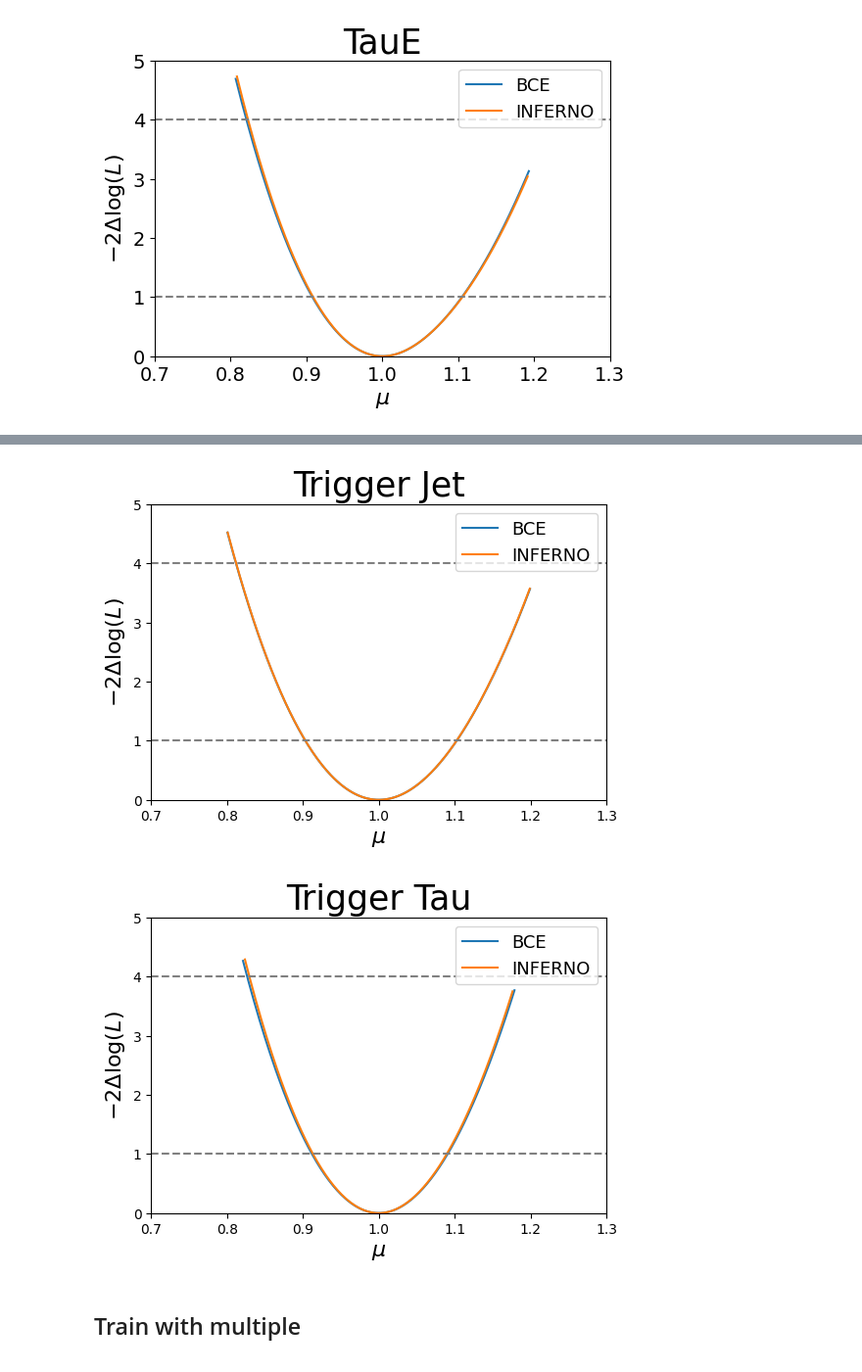
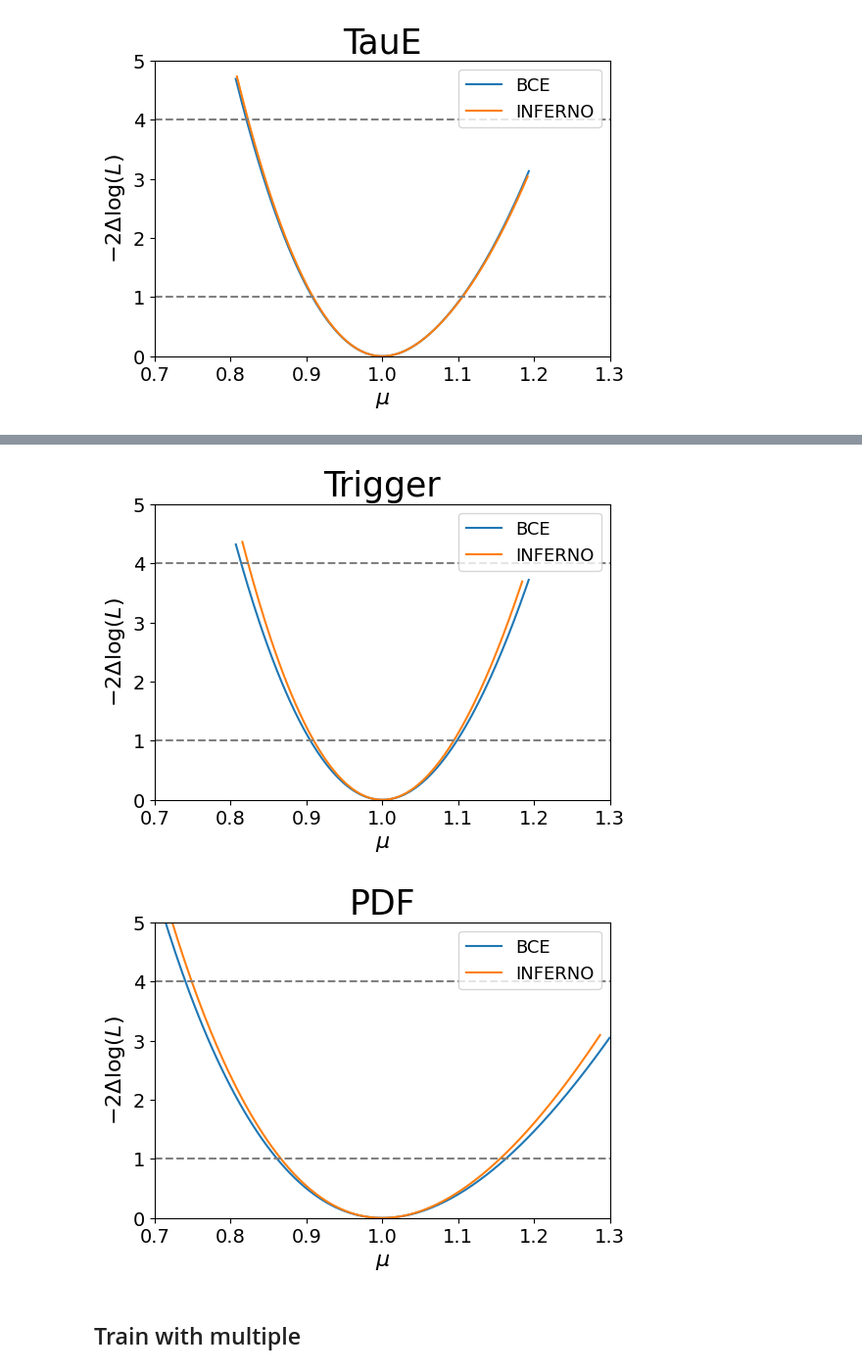
Before and after one commit to llayer/cmsopen, a Jupyter notebook: inferno/plot_inferno.ipynb, the cells around one changed output, grey strips where cells are left out. Shown at 98% size. Drawn from its saved outputs; the diff is of its cells as text; code cells hidden in the pictures.

```diff
--- a/inferno/plot_inferno.ipynb
+++ b/inferno/plot_inferno.ipynb
@@ -226,7 +226,7 @@ for s, t in zip(["jes", "jer", "taue"], ["JES", "JER", "TauE"]):
 [figure]
 # %%
 path = "/home/centos/mount_point/data/artificial_experiments/weight_syst/"
-for s, t in zip(["btag", "trigger_jet", "trigger_tau"], ["B-Tagging", "Trigger Jet", "Trigger Tau"]):
+for s, t in zip(["btag", "trigger", "pdf"], ["B-Tagging", "Trigger", "PDF"]):
     bce_asimov_scan = load_scan( path + s + "/fit/bce_asimov" )
     inferno_asimov_scan = load_scan( path + s + "/fit/inferno_asimov")
     nice_scan(bce_asimov_scan, inferno_asimov_scan, asimov = True, title = t, name="llscan_" + s)
@@ -235,5 +235,5 @@ for s, t in zip(["btag", "trigger_jet", "trigger_tau"], ["B-Tagging", "Trigger J
-[figure, old version]
+[figure, new version]
-[figure, old version]
+[figure, new version]
 # %% [markdown]
 ## Train with multiple
 # %%
```
Also changed, not shown: parts of 35 cells of this notebook, 4 other files.
